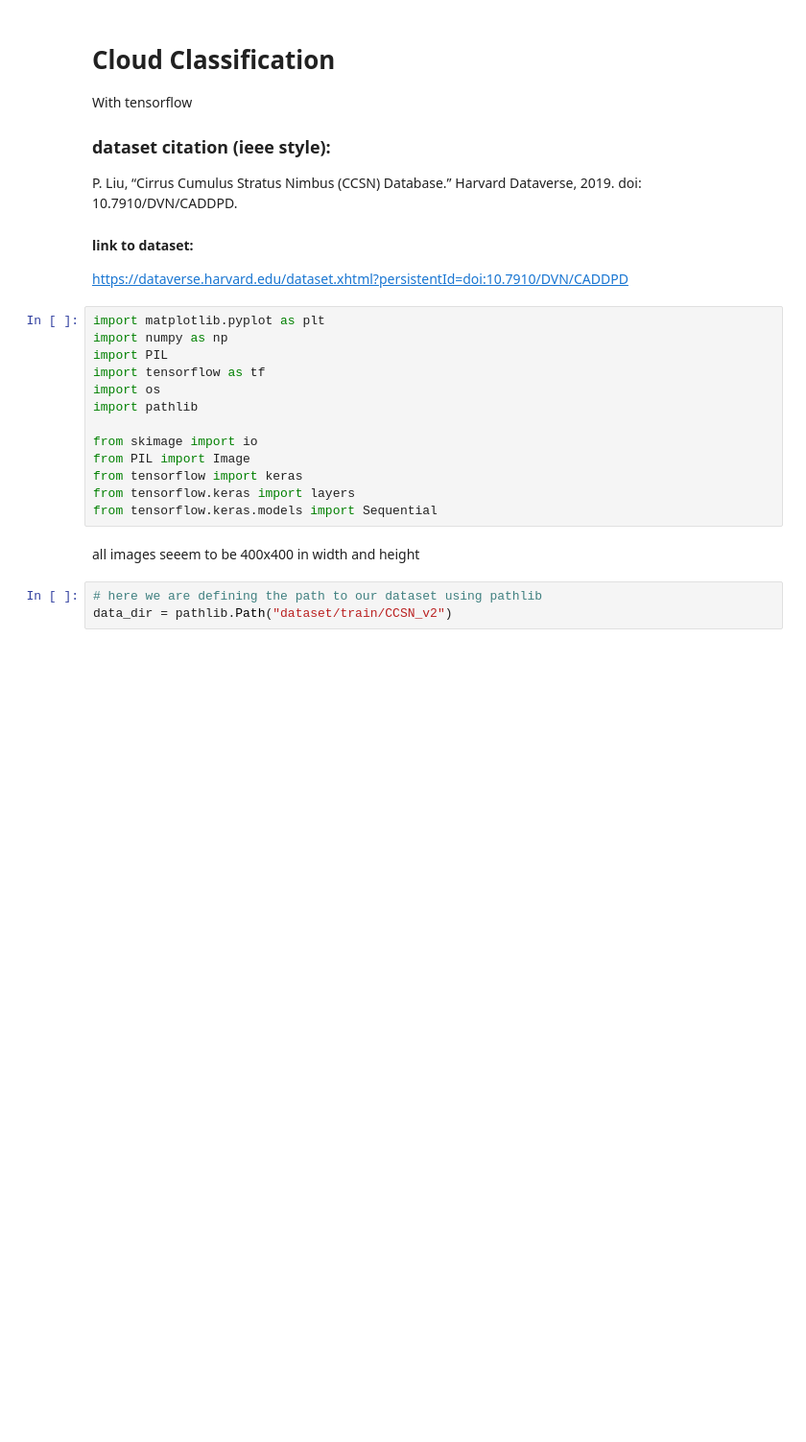
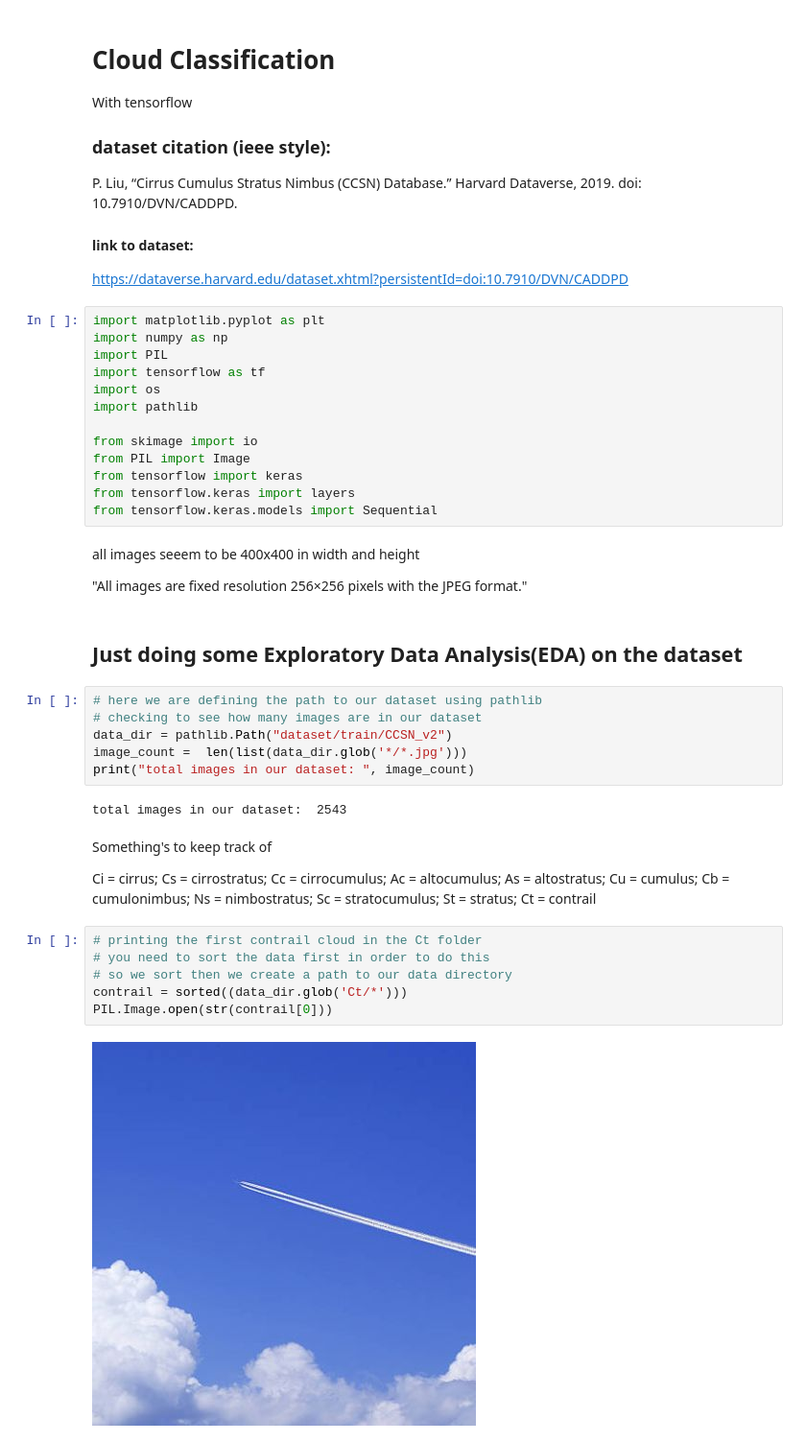
Before and after one commit to meltyblend/Cloud-Class-Proj, a Jupyter notebook: main.ipynb, the cells around one changed output. Shown at 96% size. Drawn from its saved outputs; the diff is of its cells as text; blank space fills up the shorter version.

Commit message:
kinda just copying stuff from tensorflow

```diff
--- a/main.ipynb
+++ b/main.ipynb
@@ -23,6 +23,27 @@ from tensorflow.keras import layers
 from tensorflow.keras.models import Sequential
 # %% [markdown]
 all images seeem to be 400x400 in width and height
+
+"All images are fixed resolution 256×256 pixels with the JPEG format."
+# %% [markdown]
+## Just doing some Exploratory Data Analysis(EDA) on the dataset
 # %%
 # here we are defining the path to our dataset using pathlib
+# checking to see how many images are in our dataset
 data_dir = pathlib.Path("dataset/train/CCSN_v2")
+image_count =  len(list(data_dir.glob('*/*.jpg')))
+print("total images in our dataset: ", image_count)
+# %% [output]
+total images in our dataset:  2543
+# %% [markdown]
+Something's to keep track of
+
+Ci = cirrus; Cs = cirrostratus; Cc = cirrocumulus; Ac = altocumulus; As = altostratus; Cu = cumulus; Cb = cumulonimbus; Ns = nimbostratus; Sc = stratocumulus; St = stratus; Ct = contrail
+# %%
+# printing the first contrail cloud in the Ct folder
+# you need to sort the data first in order to do this
+# so we sort then we create a path to our data directory
+contrail = sorted((data_dir.glob('Ct/*')))
+PIL.Image.open(str(contrail[0]))
+# %% [output]
+[figure, added]
```
Also changed, not shown: parts of 9 cells of this notebook, 1 other file.
